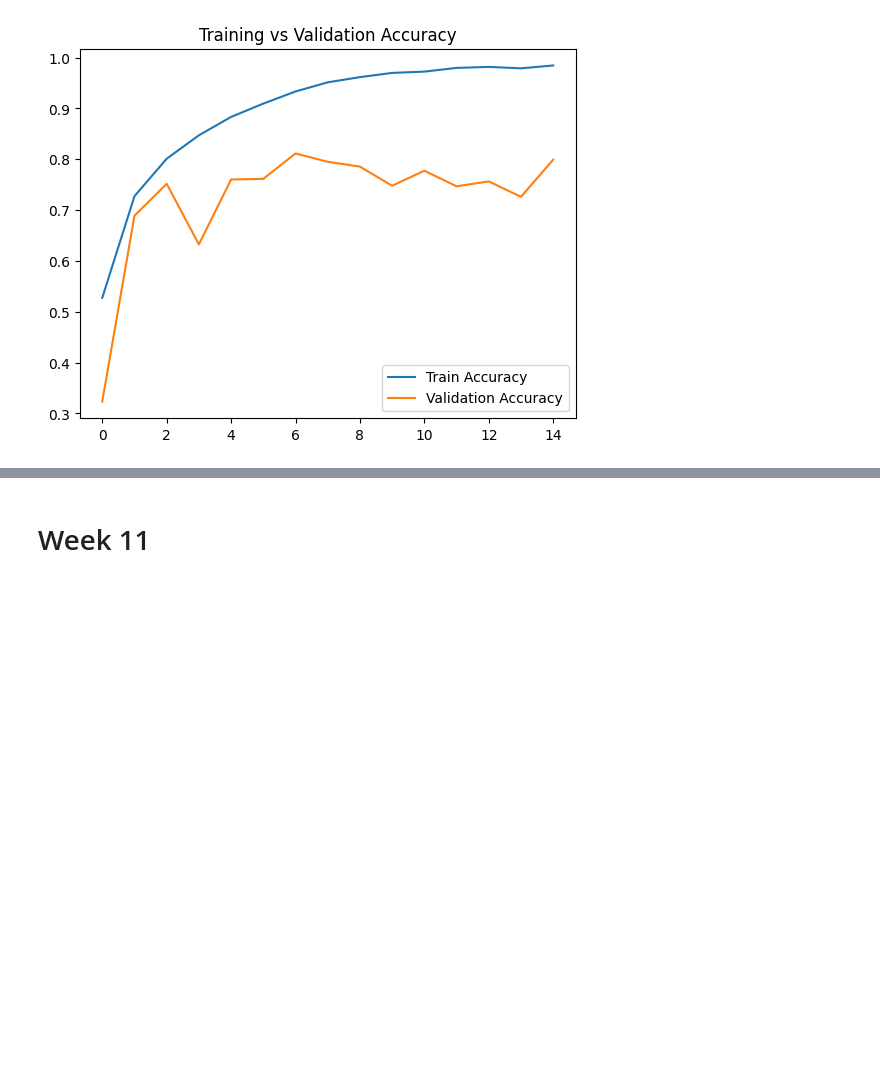
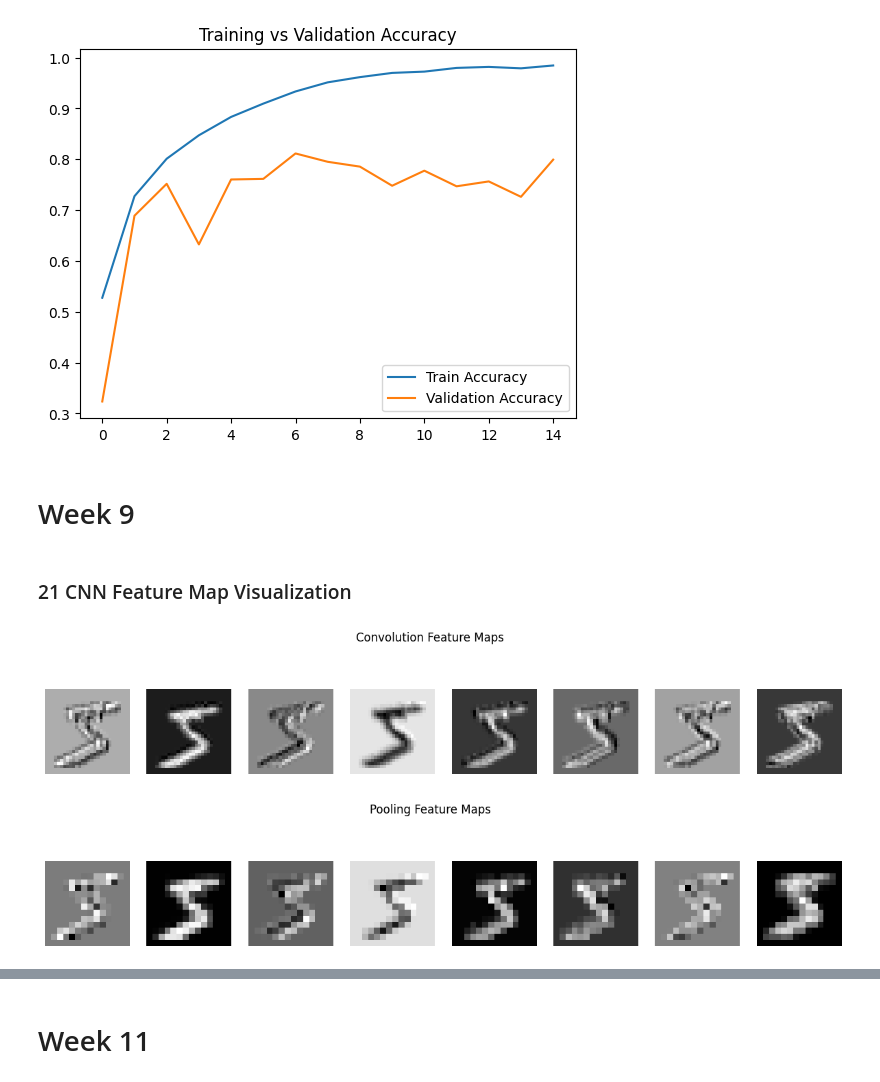
Before and after one commit to GodishalaAshwith/DeepLearning, a Jupyter notebook: DLlabCycle2.ipynb, the cells around one changed output, grey strips where cells are left out. Cells and saved outputs as stored; diff of their text form; code cells hidden in the pictures; blank space fills up the shorter version.

```diff
--- a/DLlabCycle2.ipynb
+++ b/DLlabCycle2.ipynb
@@ -1488,3 +1203,53 @@ Epoch 15/15
 313/313 ━━━━━━━━━━━━━━━━━━━━ 6s 12ms/step - accuracy: 0.7991 - loss: 1.0977
 ✅ Test Accuracy: 0.7990999817848206
 [figure]
+# %% [markdown]
+# Week 9
+# %% [markdown]
+### 21 CNN Feature Map Visualization
+# %%
+import torch
+import torch.nn as nn
+import matplotlib.pyplot as plt
+from torchvision import datasets, transforms
+
+# Load MNIST
+transform = transforms.ToTensor()
+dataset = datasets.MNIST('./data', train=True, download=True, transform=transform)
+
+image, label = dataset[0]
+
+# CNN Model
+class CNN(nn.Module):
+    def __init__(self):
+        super().__init__()
+        self.conv = nn.Conv2d(1, 8, kernel_size=3, padding=1)
+        self.pool = nn.MaxPool2d(2, 2)
+
+    def forward(self, x):
+        conv_out = self.conv(x)
+        pool_out = self.pool(conv_out)
+        return conv_out, pool_out
+
+model = CNN()
+
+# Forward pass
+img = image.unsqueeze(0)
+conv_out, pool_out = model(img)
+
+# Visualization function
+def plot_maps(tensor, title):
+    tensor = tensor.detach().squeeze(0)
+    fig, axes = plt.subplots(1, 8, figsize=(15,3))
+    for i in range(8):
+        axes[i].imshow(tensor[i], cmap='gray')
+        axes[i].axis('off')
+    plt.suptitle(title)
+    plt.show()
+
+# Show results
+plot_maps(conv_out, "Convolution Feature Maps")
+plot_maps(pool_out, "Pooling Feature Maps")
+# %% [output]
+[figure, added]
+[figure, added]
```
Also changed, not shown: parts of 27 cells of this notebook.
